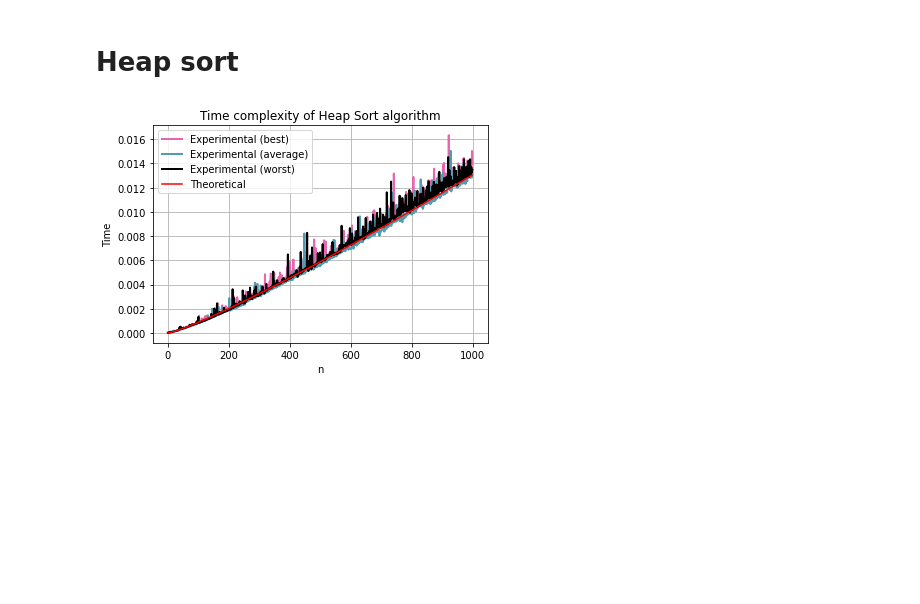
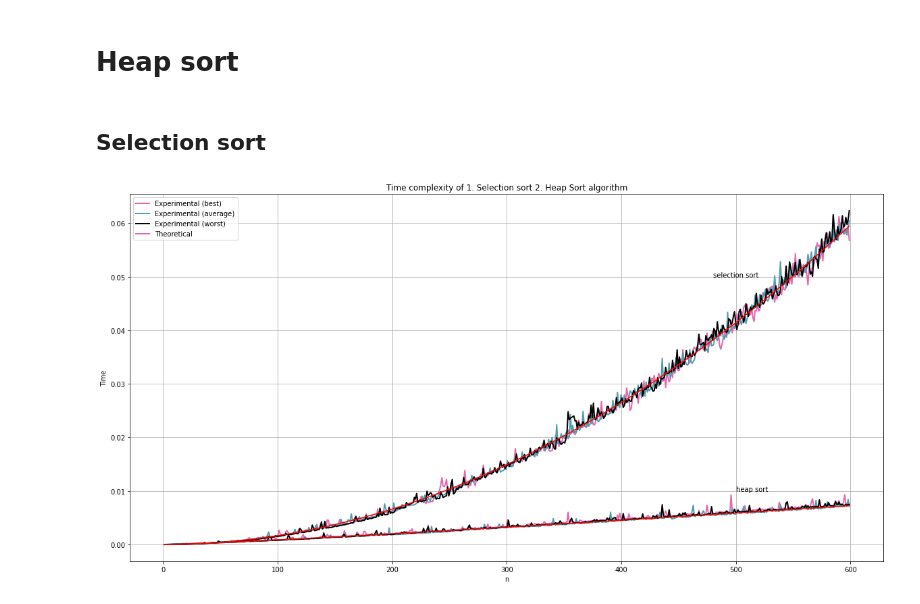
Before and after one commit to alex-mat-s/Algorithms_ITMO, a Jupyter notebook: Lab8.ipynb, the cells around one changed output. Saved outputs shown, nothing was run; the diff lists cells and outputs as text; code cells hidden in the pictures; blank space fills up the shorter version.

```diff
--- a/Lab8.ipynb
+++ b/Lab8.ipynb
@@ -271,7 +275,7 @@ def heapSort(arr):
 # best
 avg_times_best = []
 
-for n in range(1, 1000):
+for n in range(1, 600):
   t = []
 
   vector = np.arange(n)
@@ -291,7 +295,7 @@ for n in range(1, 1000):
 
 avg_times_average = []
 
-for n in range(1, 1000):
+for n in range(1, 600):
   t = []
 
   for j in range(5):
@@ -309,7 +313,7 @@ for n in range(1, 1000):
 # worst
 avg_times_worst = []
 
-for n in range(1, 1000):
+for n in range(1, 600):
   t = []
 
   vector = np.arange(n, 0, -1)
@@ -324,3 +328,5 @@ for n in range(1, 1000):
     t.append(end_t - start_t)
 
   avg_times_worst.append(np.mean(t))
+# %% [markdown]
+## Selection sort
@@ -327,24 +384,53 @@ for n in range(1, 1000):
+# %%
+# worst
+avg_times_sel_worst = []
+
+for n in range(1, 600):
+  t = []
+
+  vector = np.arange(n, 0, -1)
+
+  for j in range(5):
+    #vector initialization
+
+    start_t = time.perf_counter()
+    selectionSort(vector)
+    end_t = time.perf_counter()
+
+    t.append(end_t - start_t)
+
+  avg_times_sel_worst.append(np.mean(t))
 # %%
 # x_data = [n for n in range(1, 500)]
 
 x_data = np.linspace(1, len(avg_times_average), len(avg_times_average)-1, dtype=np.float64)
 
-_, ax = plt.subplots()
+fig, ax = plt.subplots(figsize=(20, 10))
 
 ax.plot(x_data, avg_times_best[1:], lw = 2, color = '#E667AF', alpha = 1)
 ax.plot(x_data, avg_times_average[1:], lw = 2, color = '#539caf', alpha = 1)
 ax.plot(x_data, avg_times_worst[1:], lw = 2, color = 'black', alpha = 1)
 # popt, cov_cube = curve_fit(nlogn_function_est, x_data, avg_times_average)
 
-popt, cov = curve_fit(nlogn_function_est, x_data, avg_times_average[1:])
-plt.plot(x_data, nlogn_function_est(x_data, *popt), 'r-')
+ax.plot(x_data, avg_times_sel_best[1:], lw = 2, color = '#E667AF', alpha = 1)
+ax.plot(x_data, avg_times_sel_average[1:], lw = 2, color = '#539caf', alpha = 1)
+ax.plot(x_data, avg_times_sel_worst[1:], lw = 2, color = 'black', alpha = 1)
+
+popt1, cov = curve_fit(nlogn_function_est, x_data, avg_times_average[1:])
+plt.plot(x_data, nlogn_function_est(x_data, *popt1), 'r-')
+
+popt2, cov = curve_fit(sq_function_est, x_data, avg_times_sel_average[1:])
+plt.plot(x_data, sq_function_est(x_data, *popt2), 'r-')
 
 plt.legend(['Experimental (best)', 'Experimental (average)', 'Experimental (worst)', 'Theoretical'])
 
+ax.annotate('selection sort', xy=(500, 0.05), xytext=(480, 0.05))
+ax.annotate('heap sort', xy=(500, 0.01), xytext=(500, 0.01))
+
 ax.grid()
-ax.set_title("Time complexity of Heap Sort algorithm")
+ax.set_title("Time complexity of 1. Selection sort 2. Heap Sort algorithm")
 ax.set_xlabel('n')
 ax.set_ylabel('Time')
 plt.show()
 # %% [output]
-[figure, old version]
+[figure, new version]
```
Also changed, not shown: parts of 4 cells of this notebook.
